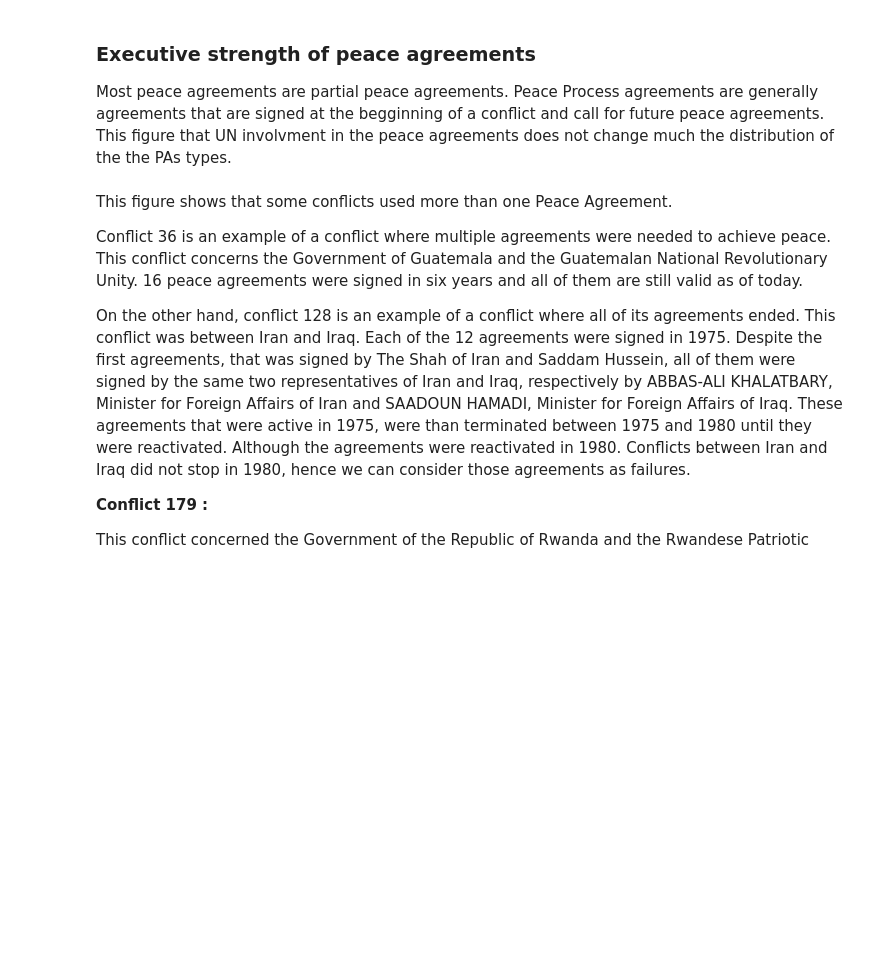
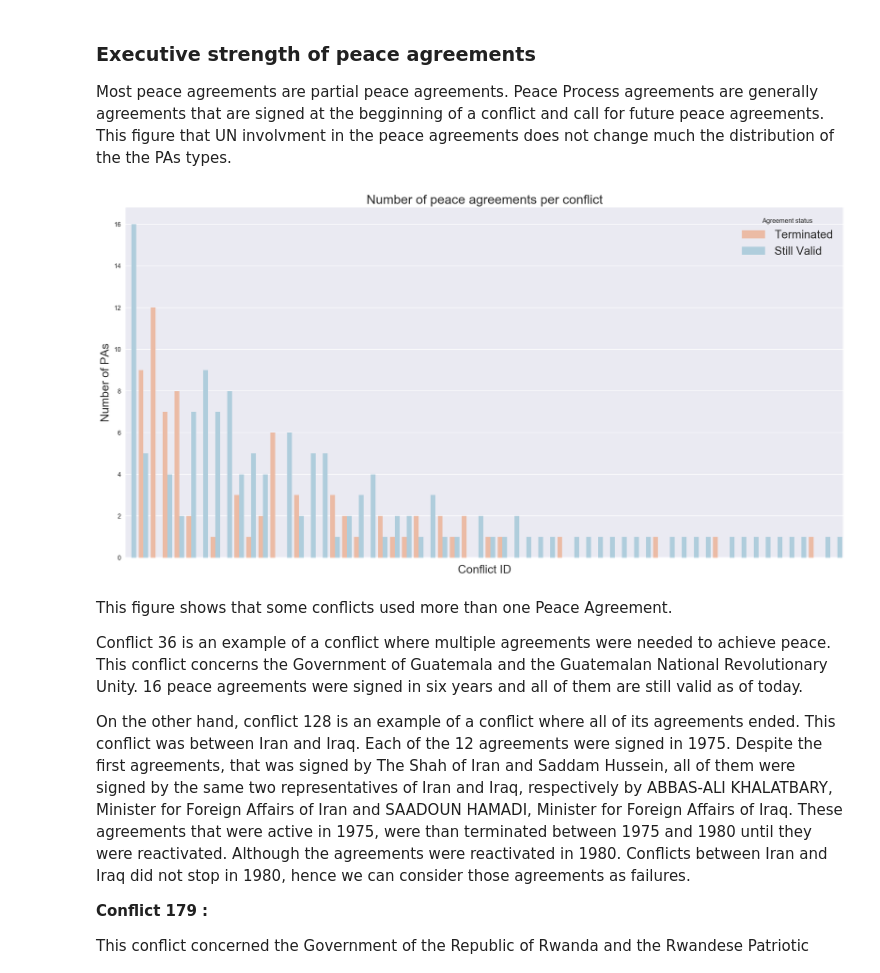
Before and after one commit to rbsteinm/AppliedDataAnalysis, a Jupyter notebook: project/notebook for story.ipynb, the cells around one changed output. Cells and saved outputs as stored; diff of their text form; code cells hidden in the pictures; blank space fills up the shorter version.

```diff
--- a/project/notebook for story.ipynb
+++ b/project/notebook for story.ipynb
@@ -355,11 +357,15 @@ Most peace agreements are partial peace agreements. Peace Process agreements are
 # %%
 plt.figure(figsize=(20,10))
 ax = sns.countplot(x='CID', data=pa, hue='ended', order=pa.CID.value_counts().index, palette='RdBu')
-ax.legend(loc='upper right', prop={'size': 18})
+plt.legend(['Terminated' , 'Still Valid'] ,fontsize = 'xlarge' , title = 'Agreement status', loc='upper right', prop={'size': 18})
+#ax.legend(loc='upper right', prop={'size': 18})
 plt.xlabel('Conflict ID', fontsize=18)
 plt.ylabel('Number of PAs', fontsize=18)
 plt.title('Number of peace agreements per conflict', Fontsize=20)
-plt.savefig('images/PA_CID.png', transparent=True)
+plt.xticks(np.arange(2), ('', ''))
+plt.savefig('frontend/img/images/PA_CID.png', transparent=True)
+# %% [output]
+[figure, added]
 # %% [markdown]
 This figure shows that some conflicts used more than one Peace Agreement.
 
```
Also changed, not shown: parts of 8 cells of this notebook, 11 other files.
